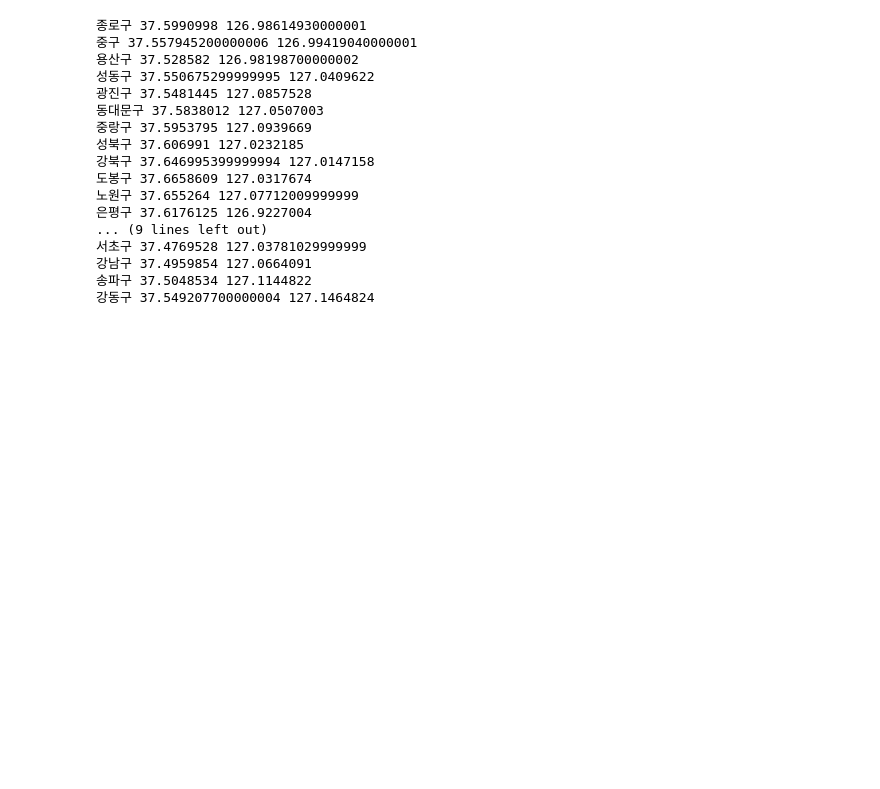
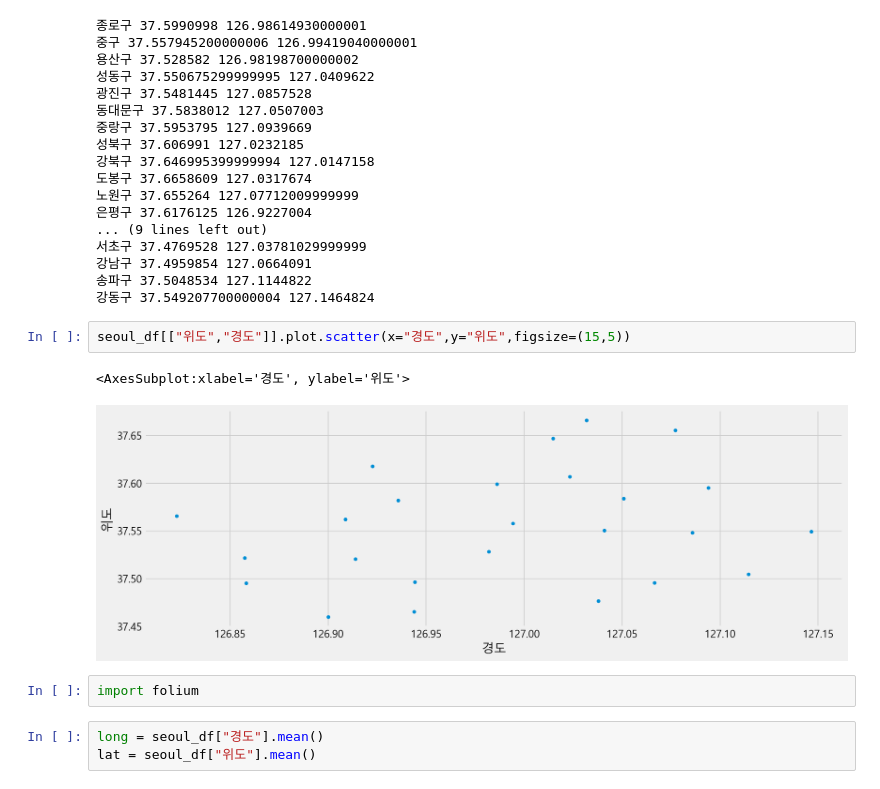
Before and after one commit to jeonprize/Accident, a Jupyter notebook: acl_accident.ipynb, the cells around one changed output. Saved outputs shown, nothing was run; the diff lists cells and outputs as text; blank space fills up the shorter version.

```diff
--- a/acl_accident.ipynb
+++ b/acl_accident.ipynb
@@ -161,3 +161,13 @@ for i in seoul_df.index:
 강남구 37.4959854 127.0664091
 송파구 37.5048534 127.1144822
 강동구 37.549207700000004 127.1464824
+# %%
+seoul_df[["위도","경도"]].plot.scatter(x="경도",y="위도",figsize=(15,5))
+# %% [output]
+<AxesSubplot:xlabel='경도', ylabel='위도'>
+[figure, added]
+# %%
+import folium
+# %%
+long = seoul_df["경도"].mean()
+lat = seoul_df["위도"].mean()
```
Also changed, not shown: parts of 9 cells of this notebook.
